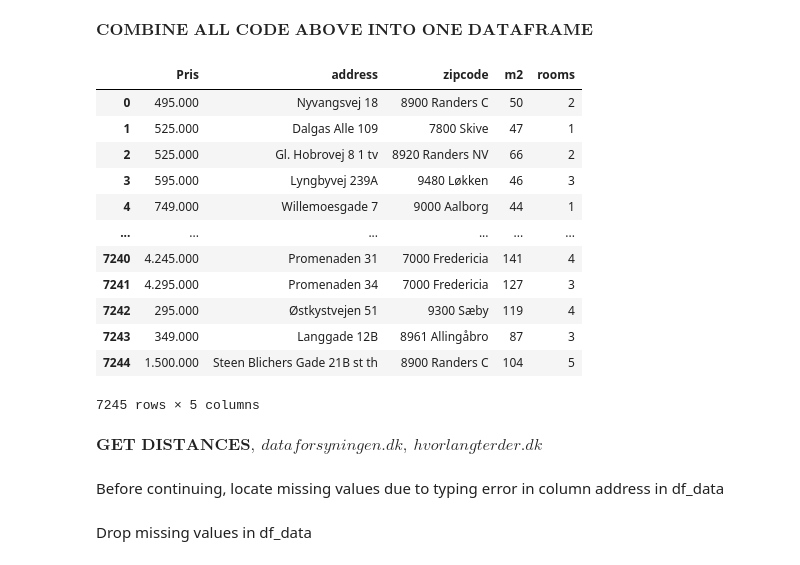
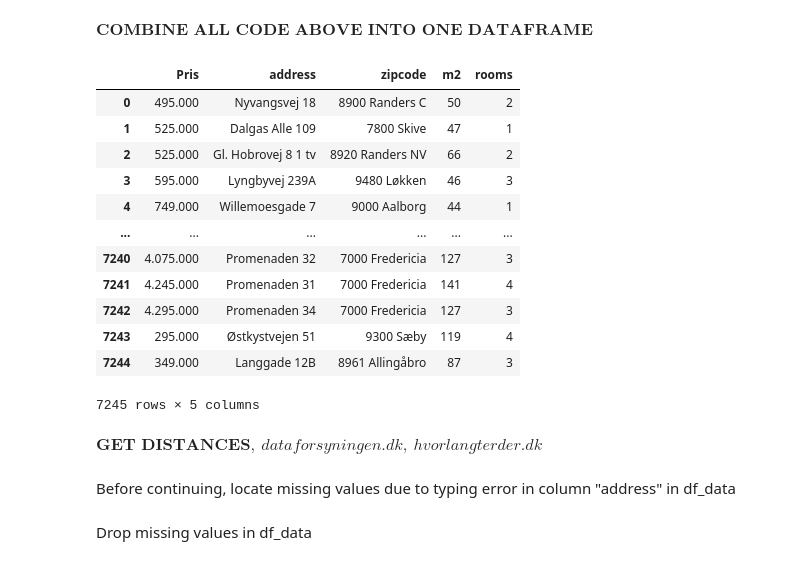
Before and after one commit to txg194/Qwe, a Jupyter notebook: Examproject/Final_dataset.ipynb, the cells around one changed output. Drawn from its saved outputs; the diff is of its cells as text; code cells hidden in the pictures.

Commit message:
Final data + csv'er. Alt tester igennem

```diff
--- a/Examproject/Final_dataset.ipynb
+++ b/Examproject/Final_dataset.ipynb
@@ -102,21 +102,24 @@ $\textbf{COMBINE ALL CODE ABOVE INTO ONE DATAFRAME}$
 # %%
 #1. Combine all scraped lists in one dataframe
 df_addzip = {"Pris": price_final, "address": address_final, "zipcode": zipcode_final, "m2": m2_final, "rooms": rooms_final}
 df_data = pd.DataFrame(df_addzip)
+
+#2. save dataset as v1
+df_data.to_csv("v1.csv")
 df_data
 # %% [output]
 |  | Pris | address | zipcode | m2 | rooms |
 | 0 | 495.000 | Nyvangsvej 18 | 8900 Randers C | 50 | 2 |
 | 1 | 525.000 | Dalgas Alle 109 | 7800 Skive | 47 | 1 |
 | 2 | 525.000 | Gl. Hobrovej 8 1 tv | 8920 Randers NV | 66 | 2 |
 | 3 | 595.000 | Lyngbyvej 239A | 9480 Løkken | 46 | 3 |
 | 4 | 749.000 | Willemoesgade 7 | 9000 Aalborg | 44 | 1 |
 | ... | ... | ... | ... | ... | ... |
-| 7240 | 4.245.000 | Promenaden 31 | 7000 Fredericia | 141 | 4 |
-| 7241 | 4.295.000 | Promenaden 34 | 7000 Fredericia | 127 | 3 |
-| 7242 | 295.000 | Østkystvejen 51 | 9300 Sæby | 119 | 4 |
-| 7243 | 349.000 | Langgade 12B | 8961 Allingåbro | 87 | 3 |
-| 7244 | 1.500.000 | Steen Blichers Gade 21B st th | 8900 Randers C | 104 | 5 |
+| 7240 | 4.075.000 | Promenaden 32 | 7000 Fredericia | 127 | 3 |
+| 7241 | 4.245.000 | Promenaden 31 | 7000 Fredericia | 141 | 4 |
+| 7242 | 4.295.000 | Promenaden 34 | 7000 Fredericia | 127 | 3 |
+| 7243 | 295.000 | Østkystvejen 51 | 9300 Sæby | 119 | 4 |
+| 7244 | 349.000 | Langgade 12B | 8961 Allingåbro | 87 | 3 |
 7245 rows × 5 columns
 # %% [markdown]
 $\textbf{GET  DISTANCES}, \ dataforsyningen.dk, \ hvorlangterder.dk$
@@ -129,7 +132,7 @@ for i in Address_zipcode:
     res_j = response_dist.json()
     add_zip.append(res_j)
 # %% [markdown]
-Before continuing, locate missing values due to typing error in column address in df_data
+Before continuing, locate missing values due to typing error in column "address" in df_data
 # %%
 #2. Locate missing values
 df_add_zip = pd.DataFrame(add_zip)
```
Also changed, not shown: parts of 11 cells of this notebook, 4 other files.
